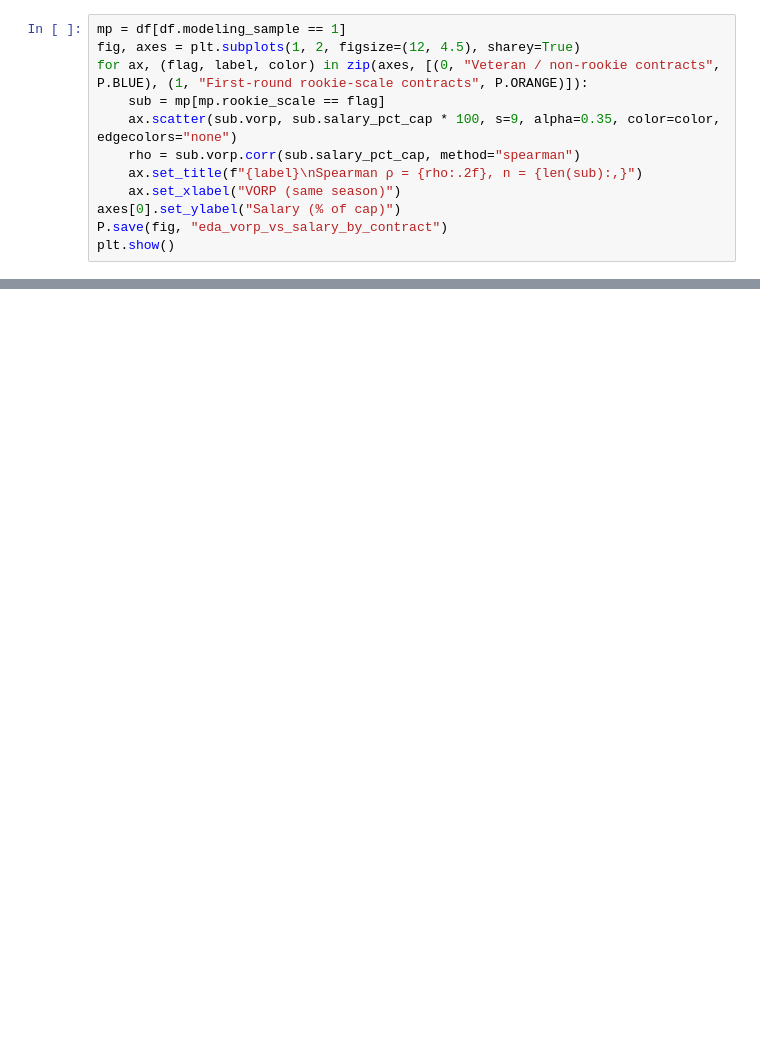
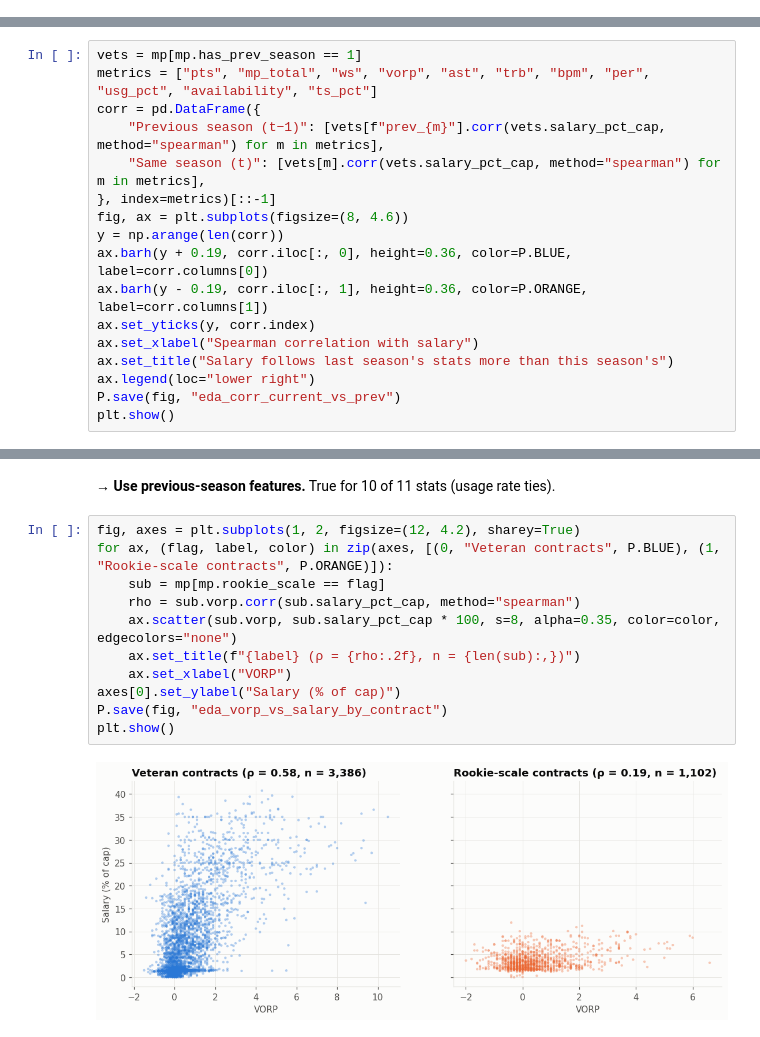
Before and after one commit to gervickas/nba-salary-performance, a Jupyter notebook: notebooks/02_eda.ipynb, the cells around one changed output, grey strips where cells are left out. Saved outputs shown, nothing was run; the diff lists cells and outputs as text; blank space fills up the shorter version.

```diff
--- a/notebooks/02_eda.ipynb
+++ b/notebooks/02_eda.ipynb
@@ -208,12 +0,0 @@ plt.show()
-# %%
-mp = df[df.modeling_sample == 1]
-fig, axes = plt.subplots(1, 2, figsize=(12, 4.5), sharey=True)
-for ax, (flag, label, color) in zip(axes, [(0, "Veteran / non-rookie contracts", P.BLUE), (1, "First-round rookie-scale contracts", P.ORANGE)]):
-    sub = mp[mp.rookie_scale == flag]
-    ax.scatter(sub.vorp, sub.salary_pct_cap * 100, s=9, alpha=0.35, color=color, edgecolors="none")
-    rho = sub.vorp.corr(sub.salary_pct_cap, method="spearman")
-    ax.set_title(f"{label}\nSpearman ρ = {rho:.2f}, n = {len(sub):,}")
-    ax.set_xlabel("VORP (same season)")
-axes[0].set_ylabel("Salary (% of cap)")
-P.save(fig, "eda_vorp_vs_salary_by_contract")
-plt.show()
@@ -388,0 +62,17 @@ Most 'overpaid' (pay rank >> production rank):
+# %%
+vets = mp[mp.has_prev_season == 1]
+metrics = ["pts", "mp_total", "ws", "vorp", "ast", "trb", "bpm", "per", "usg_pct", "availability", "ts_pct"]
+corr = pd.DataFrame({
+    "Previous season (t−1)": [vets[f"prev_{m}"].corr(vets.salary_pct_cap, method="spearman") for m in metrics],
+    "Same season (t)": [vets[m].corr(vets.salary_pct_cap, method="spearman") for m in metrics],
+}, index=metrics)[::-1]
+fig, ax = plt.subplots(figsize=(8, 4.6))
+y = np.arange(len(corr))
+ax.barh(y + 0.19, corr.iloc[:, 0], height=0.36, color=P.BLUE, label=corr.columns[0])
+ax.barh(y - 0.19, corr.iloc[:, 1], height=0.36, color=P.ORANGE, label=corr.columns[1])
+ax.set_yticks(y, corr.index)
+ax.set_xlabel("Spearman correlation with salary")
+ax.set_title("Salary follows last season's stats more than this season's")
+ax.legend(loc="lower right")
+P.save(fig, "eda_corr_current_vs_prev")
+plt.show()
@@ -388,0 +81,15 @@ Most 'overpaid' (pay rank >> production rank):
+# %% [markdown]
+**→ Use previous-season features.** True for 10 of 11 stats (usage rate ties).
+# %%
+fig, axes = plt.subplots(1, 2, figsize=(12, 4.2), sharey=True)
+for ax, (flag, label, color) in zip(axes, [(0, "Veteran contracts", P.BLUE), (1, "Rookie-scale contracts", P.ORANGE)]):
+    sub = mp[mp.rookie_scale == flag]
+    rho = sub.vorp.corr(sub.salary_pct_cap, method="spearman")
+    ax.scatter(sub.vorp, sub.salary_pct_cap * 100, s=8, alpha=0.35, color=color, edgecolors="none")
+    ax.set_title(f"{label} (ρ = {rho:.2f}, n = {len(sub):,})")
+    ax.set_xlabel("VORP")
+axes[0].set_ylabel("Salary (% of cap)")
+P.save(fig, "eda_vorp_vs_salary_by_contract")
+plt.show()
+# %% [output]
+[figure, added]
```
Also changed, not shown: parts of 54 cells of this notebook, 17 other files.
